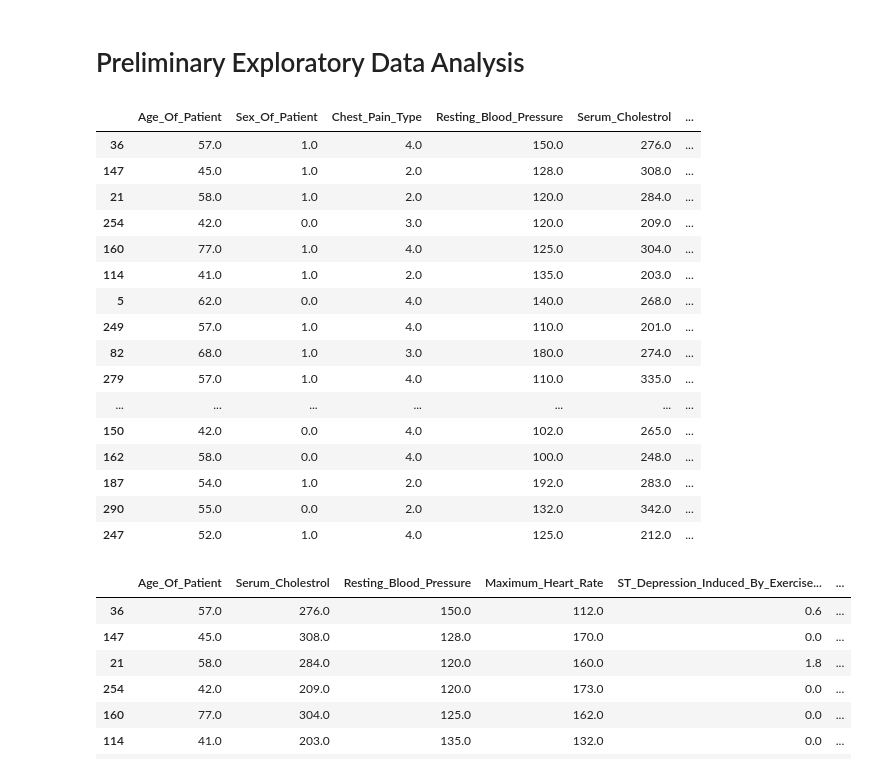
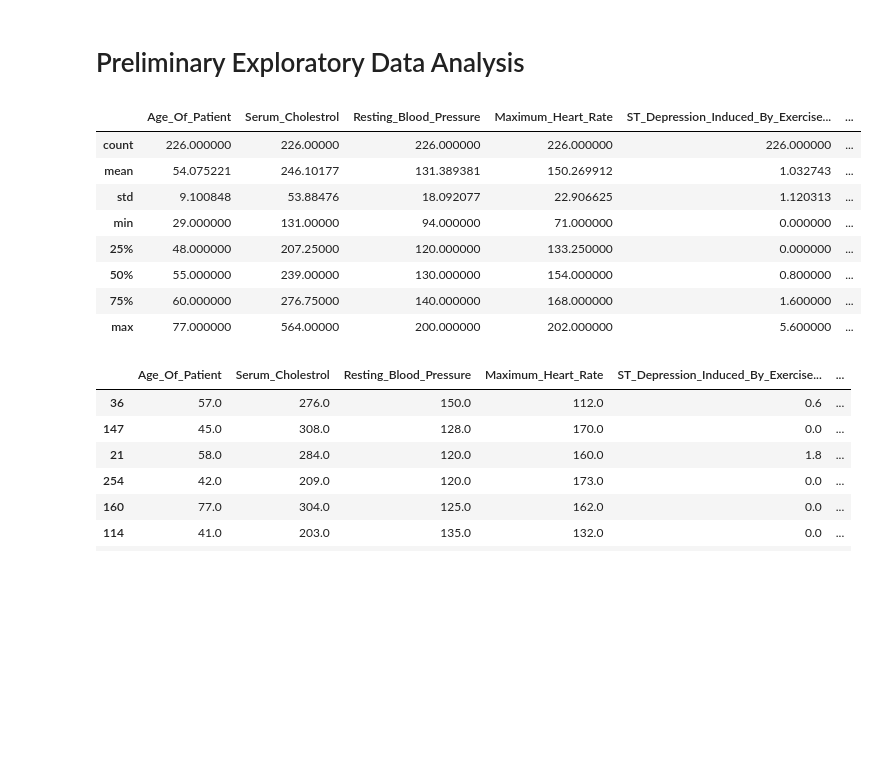
Before and after one commit to AdwaitKulkarni58/dsci100-2023W2-group14, a Jupyter notebook: proposal.ipynb, the cells around one changed output. Drawn from its saved outputs; the diff is of its cells as text; code cells hidden in the pictures; blank space fills up the shorter version.

```diff
--- a/proposal.ipynb
+++ b/proposal.ipynb
@@ -35,25 +35,17 @@ data.columns = ["Age_Of_Patient", "Sex_Of_Patient", "Chest_Pain_Type", "Resting_
                 "Thal", "num"]
 training_data, testing_data = train_test_split(data, test_size=0.25, random_state=123)
 # %%
-training_data.head(25)
+training_data.describe()
 # %% [output]
-|  | Age_Of_Patient | Sex_Of_Patient | Chest_Pain_Type | Resting_Blood_Pressure | Serum_Cholestrol | ... |
-| 36 | 57.0 | 1.0 | 4.0 | 150.0 | 276.0 | ... |
-| 147 | 45.0 | 1.0 | 2.0 | 128.0 | 308.0 | ... |
-| 21 | 58.0 | 1.0 | 2.0 | 120.0 | 284.0 | ... |
-| 254 | 42.0 | 0.0 | 3.0 | 120.0 | 209.0 | ... |
-| 160 | 77.0 | 1.0 | 4.0 | 125.0 | 304.0 | ... |
-| 114 | 41.0 | 1.0 | 2.0 | 135.0 | 203.0 | ... |
-| 5 | 62.0 | 0.0 | 4.0 | 140.0 | 268.0 | ... |
-| 249 | 57.0 | 1.0 | 4.0 | 110.0 | 201.0 | ... |
-| 82 | 68.0 | 1.0 | 3.0 | 180.0 | 274.0 | ... |
-| 279 | 57.0 | 1.0 | 4.0 | 110.0 | 335.0 | ... |
-| ... | ... | ... | ... | ... | ... | ... |
-| 150 | 42.0 | 0.0 | 4.0 | 102.0 | 265.0 | ... |
-| 162 | 58.0 | 0.0 | 4.0 | 100.0 | 248.0 | ... |
-| 187 | 54.0 | 1.0 | 2.0 | 192.0 | 283.0 | ... |
-| 290 | 55.0 | 0.0 | 2.0 | 132.0 | 342.0 | ... |
-| 247 | 52.0 | 1.0 | 4.0 | 125.0 | 212.0 | ... |
+|  | Age_Of_Patient | Serum_Cholestrol | Resting_Blood_Pressure | Maximum_Heart_Rate | ST_Depression_Induced_By_Exercise... | ... |
+| count | 226.000000 | 226.00000 | 226.000000 | 226.000000 | 226.000000 | ... |
+| mean | 54.075221 | 246.10177 | 131.389381 | 150.269912 | 1.032743 | ... |
+| std | 9.100848 | 53.88476 | 18.092077 | 22.906625 | 1.120313 | ... |
+| min | 29.000000 | 131.00000 | 94.000000 | 71.000000 | 0.000000 | ... |
+| 25% | 48.000000 | 207.25000 | 120.000000 | 133.250000 | 0.000000 | ... |
+| 50% | 55.000000 | 239.00000 | 130.000000 | 154.000000 | 0.800000 | ... |
+| 75% | 60.000000 | 276.75000 | 140.000000 | 168.000000 | 1.600000 | ... |
+| max | 77.000000 | 564.00000 | 200.000000 | 202.000000 | 5.600000 | ... |
 # %%
 training_data = training_data[["Age_Of_Patient", "Serum_Cholestrol", "Resting_Blood_Pressure", "Maximum_Heart_Rate", "ST_Depression_Induced_By_Exercise_Relative_To_Rest", "Number_Of_Colored_Major_Vessels", "num"]]
 training_data = training_data.assign(Diagnosis_Of_Heart_Disease = training_data[["num"]])
```
Also changed, not shown: parts of 2 cells of this notebook.
